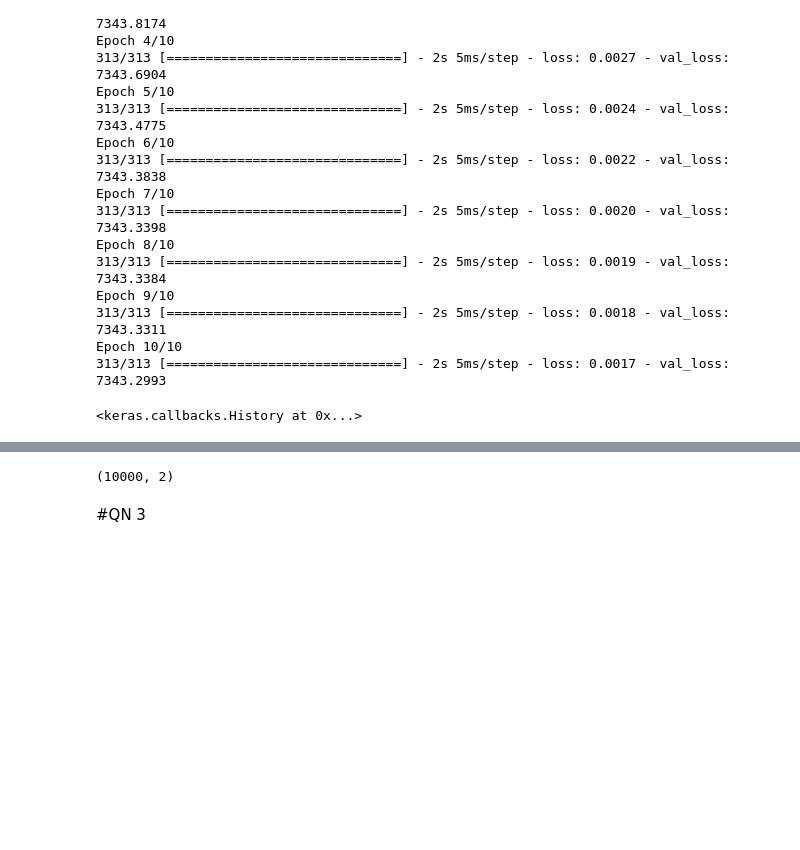
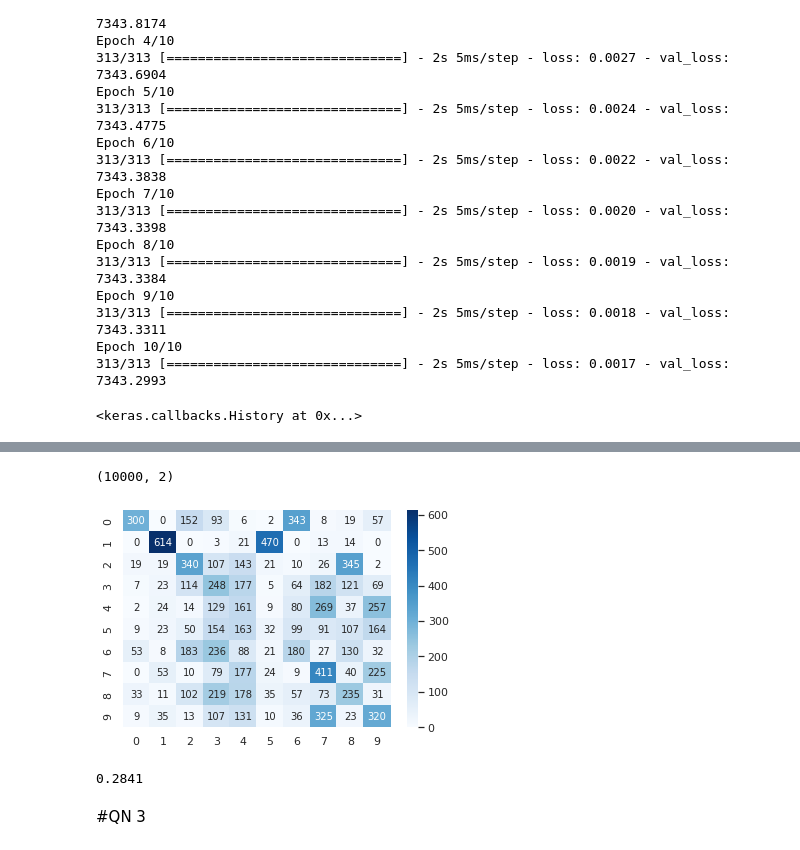
Before and after one commit to Rhitabrat/deep-learning-CS510, a Jupyter notebook: hw4/main.ipynb, the cells around one changed output, grey strips where cells are left out. Saved outputs shown, nothing was run; the diff lists cells and outputs as text; code cells hidden in the pictures; blank space fills up the shorter version.

```diff
--- a/hw4/main.ipynb
+++ b/hw4/main.ipynb
@@ -213,10 +213,25 @@ from sklearn.decomposition import PCA
 
 pca = PCA(n_components = 2)
 reduced_data = pca.fit_transform(encoded_imgs)
+reduced_data.shape
+# %% [output]
+(10000, 2)
-# %%
-reduced_data.shape
-# %% [output]
-(10000, 2)
+# %%
+kmeans = KMeans(init="k-means++", n_clusters=10, random_state=0).fit(reduced_data)
+predicted_labels = kmeans.labels_
+cm = confusion_matrix(y_test, predicted_labels)
+# %%
+indexes = linear_assignment(_make_cost_m(cm))
+js = [e[1] for e in sorted(indexes, key=lambda x: x[0])]
+cm2 = cm[:, js]
+
+ax = sns.heatmap(cm2, annot=True, fmt="d", cmap="Blues")
+# %% [output]
+[figure, added]
+# %%
+np.trace(cm2) / np.sum(cm2)
+# %% [output]
+0.2841
 # %% [markdown]
 #QN 3
 # %% [markdown]
```
Also changed, not shown: parts of 2 cells of this notebook.
